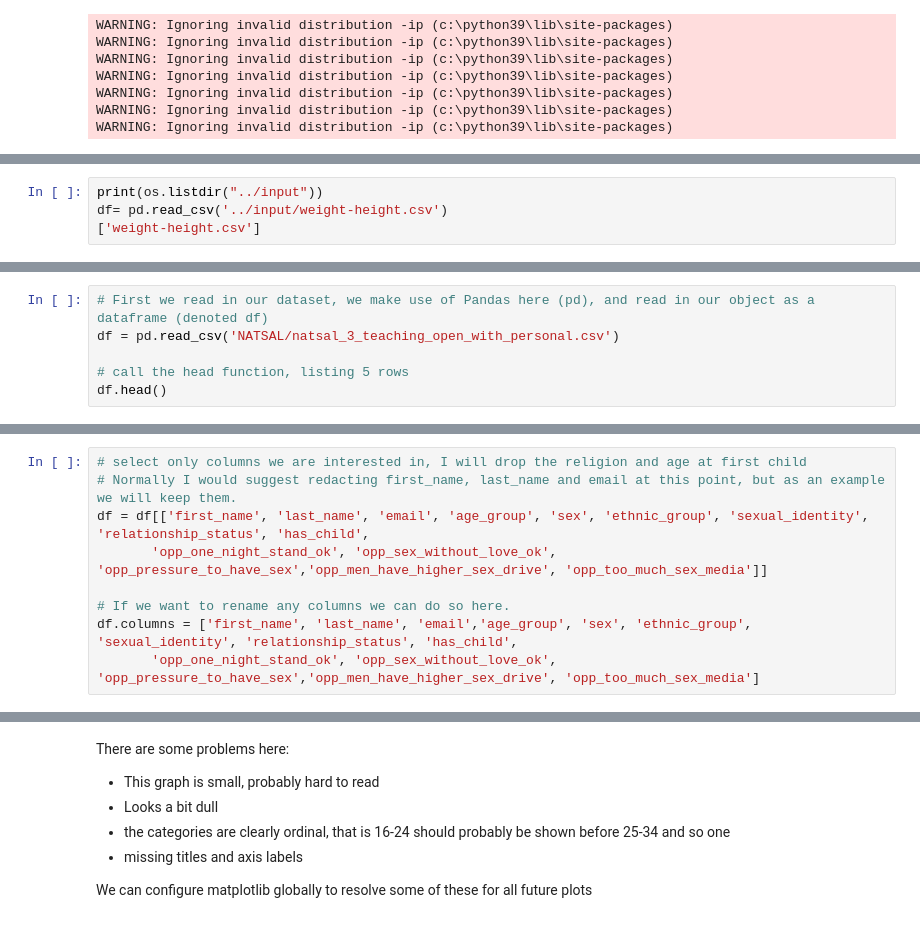
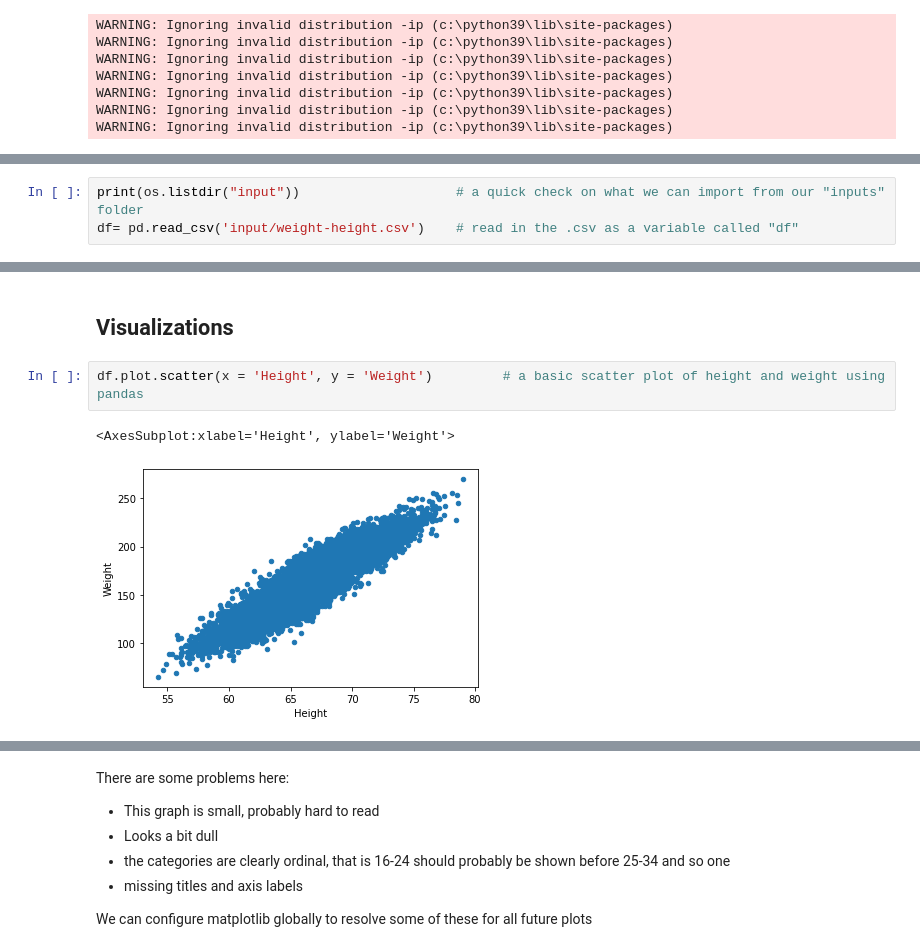
Before and after one commit to UKDataServiceOpen/Synthetic-Data, a Jupyter notebook: code-demo/CodeDemo-Basics.ipynb, the cells around one changed output, grey strips where cells are left out. Drawn from its saved outputs; the diff is of its cells as text.

Commit message:
JK new basics demo added a sample data set, descriptive statistics and basic visualisations

```diff
--- a/code-demo/CodeDemo-Basics.ipynb
+++ b/code-demo/CodeDemo-Basics.ipynb
@@ -83,4 +79,3 @@ WARNING: Ignoring invalid distribution -ip (c:\python39\lib\site-packages)
 # %%
-print(os.listdir("../input"))
-df= pd.read_csv('../input/weight-height.csv')
-['weight-height.csv']
+print(os.listdir("input"))                    # a quick check on what we can import from our "inputs" folder
+df= pd.read_csv('input/weight-height.csv')    # read in the .csv as a variable called "df"
@@ -105,6 +83,0 @@ Anyway lets get started.
-# %%
-# First we read in our dataset, we make use of Pandas here (pd), and read in our object as a dataframe (denoted df)
-df = pd.read_csv('NATSAL/natsal_3_teaching_open_with_personal.csv')
-
-# call the head function, listing 5 rows
-df.head()
@@ -140,9 +133,0 @@ df.columns
-# %%
-# select only columns we are interested in, I will drop the religion and age at first child
-# Normally I would suggest redacting first_name, last_name and email at this point, but as an example we will keep them.
-df = df[['first_name', 'last_name', 'email', 'age_group', 'sex', 'ethnic_group', 'sexual_identity', 'relationship_status', 'has_child',
-       'opp_one_night_stand_ok', 'opp_sex_without_love_ok', 'opp_pressure_to_have_sex','opp_men_have_higher_sex_drive', 'opp_too_much_sex_media']]
-
-# If we want to rename any columns we can do so here.
-df.columns = ['first_name', 'last_name', 'email','age_group', 'sex', 'ethnic_group', 'sexual_identity', 'relationship_status', 'has_child',
-       'opp_one_night_stand_ok', 'opp_sex_without_love_ok', 'opp_pressure_to_have_sex','opp_men_have_higher_sex_drive', 'opp_too_much_sex_media']
@@ -194,0 +194,7 @@ df.age_group.value_counts().plot(kind='bar')
+# %% [markdown]
+## Visualizations
+# %%
+df.plot.scatter(x = 'Height', y = 'Weight')         # a basic scatter plot of height and weight using pandas
+# %% [output]
+<AxesSubplot:xlabel='Height', ylabel='Weight'>
+[figure, added]
```
Also changed, not shown: parts of 39 cells of this notebook.
